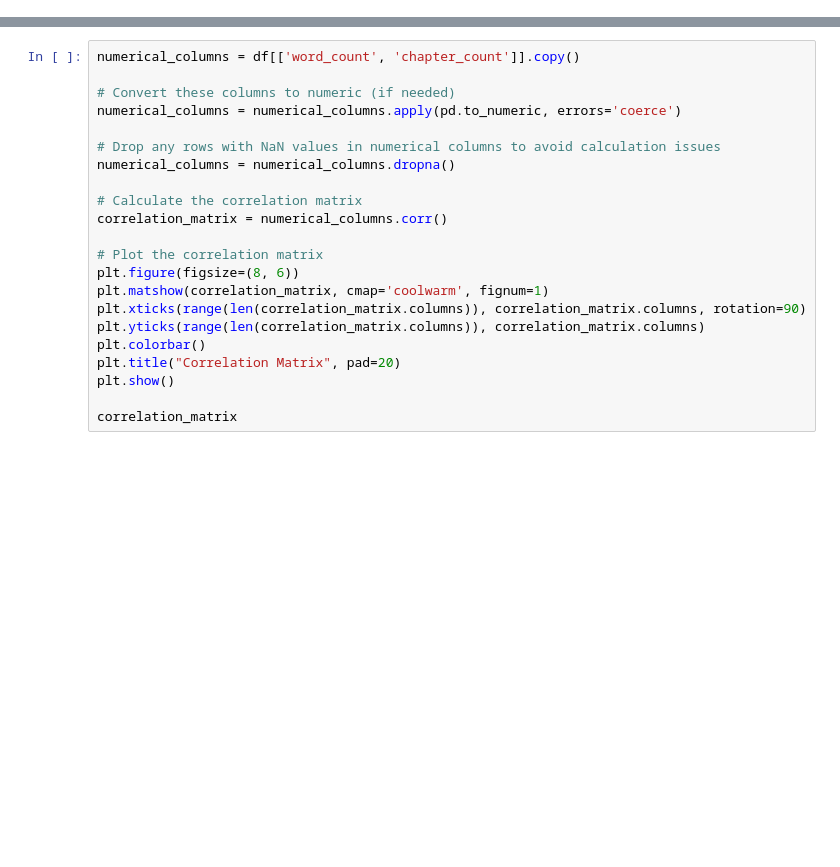
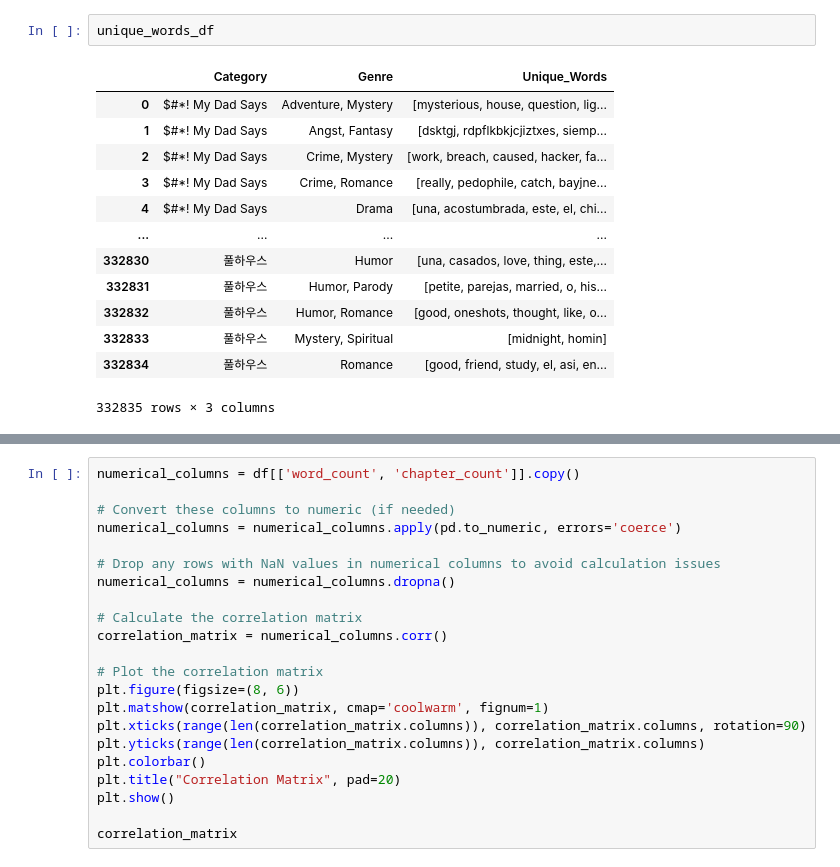
Before and after one commit to DonCheetos/DS_Group_B4, a Jupyter notebook: fanfiction.ipynb, the cells around one changed output, grey strips where cells are left out. Drawn from its saved outputs; the diff is of its cells as text; blank space fills up the shorter version.

```diff
--- a/fanfiction.ipynb
+++ b/fanfiction.ipynb
@@ -81,0 +298,16 @@ Name: 0, dtype: object
+# %%
+unique_words_df
+# %% [output]
+|  | Category | Genre | Unique_Words |
+| 0 | $#*! My Dad Says | Adventure, Mystery | [mysterious, house, question, lig... |
+| 1 | $#*! My Dad Says | Angst, Fantasy | [dsktgj, rdpflkbkjcjiztxes, siemp... |
+| 2 | $#*! My Dad Says | Crime, Mystery | [work, breach, caused, hacker, fa... |
+| 3 | $#*! My Dad Says | Crime, Romance | [really, pedophile, catch, bayjne... |
+| 4 | $#*! My Dad Says | Drama | [una, acostumbrada, este, el, chi... |
+| ... | ... | ... | ... |
+| 332830 | 풀하우스 | Humor | [una, casados, love, thing, este,... |
+| 332831 | 풀하우스 | Humor, Parody | [petite, parejas, married, o, his... |
+| 332832 | 풀하우스 | Humor, Romance | [good, oneshots, thought, like, o... |
+| 332833 | 풀하우스 | Mystery, Spiritual | [midnight, homin] |
+| 332834 | 풀하우스 | Romance | [good, friend, study, el, asi, en... |
+332835 rows × 3 columns
```
Also changed, not shown: parts of 29 cells of this notebook.
